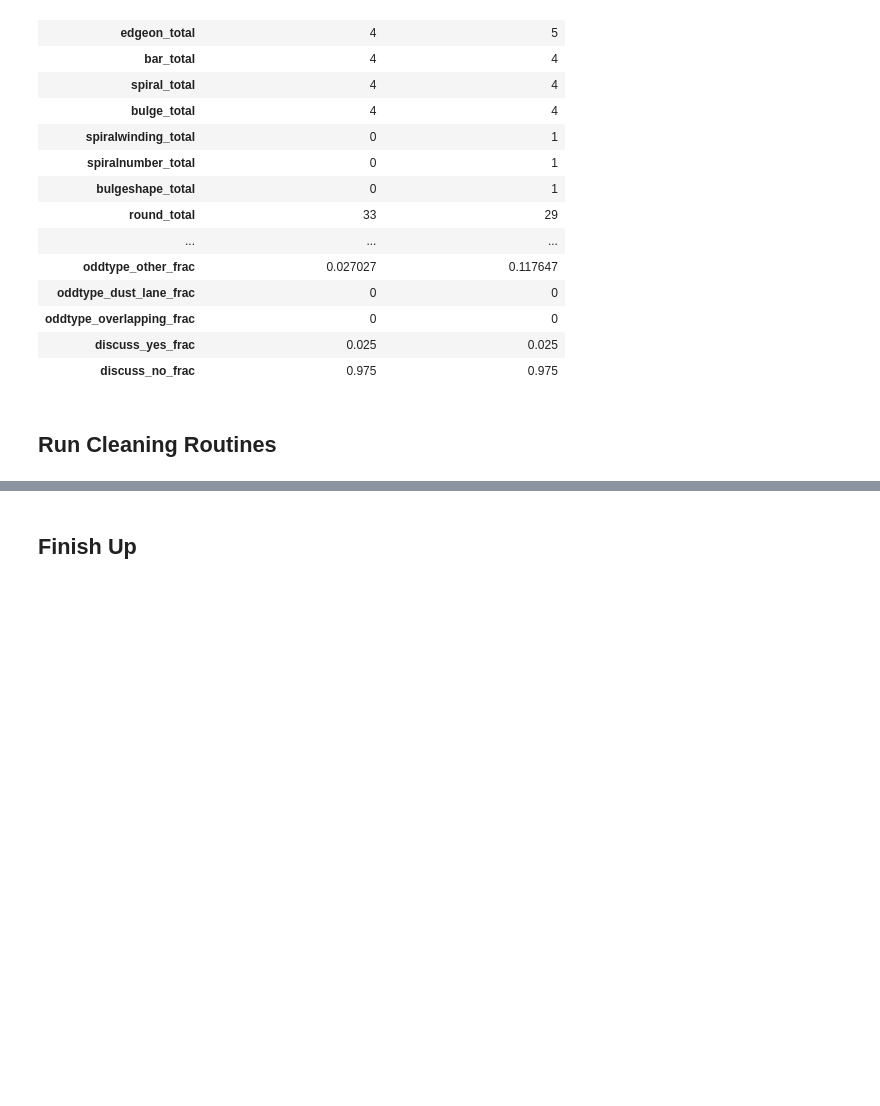
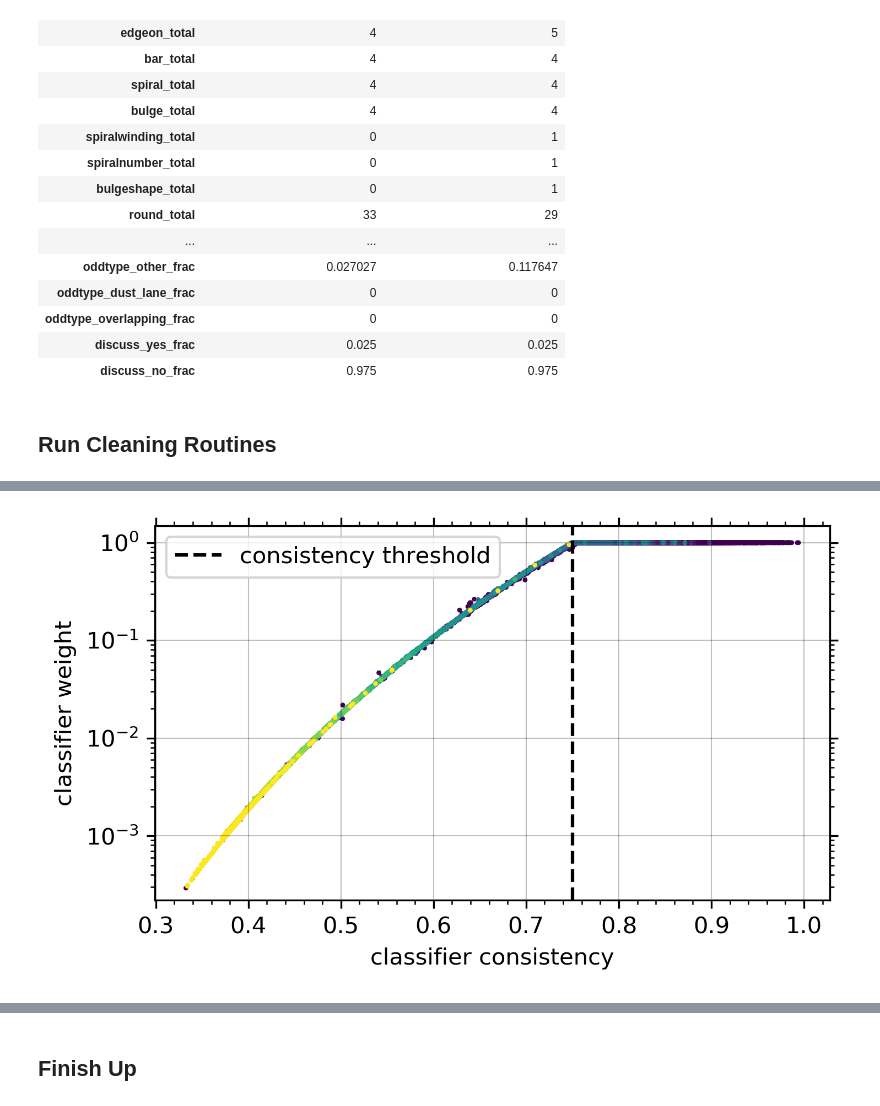
Before and after one commit to leeskelvin/gamakidsgz, a Jupyter notebook: outputs/binclean/binclean.ipynb, the cells around one changed output, grey strips where cells are left out. Cells and saved outputs as stored; diff of their text form; code cells hidden in the pictures; blank space fills up the shorter version.

```diff
--- a/outputs/binclean/binclean.ipynb
+++ b/outputs/binclean/binclean.ipynb
@@ -812,0 +880,26 @@ Wall time: 46min 33s
+# %%
+# consistency weight plot
+fig, ax = plt.subplots(1, 1, figsize=(5,3), dpi=300)
+con = eval_user['consistency']
+wgt = eval_user['weight']
+art = eval_user['artifact_fraction']
+oo = np.argsort(art)
+ax.scatter(con[oo], wgt[oo], c=art[oo],
+           s = 5, marker = '.', label = '')
+ax.axvline(consistency_thresh, ls='--', c='k',
+           label='consistency threshold')
+ax.grid(color='black', alpha=0.25, linewidth=0.5)
+ax.set_ylim((np.min(eval_user['weight']*0.75),1.5))
+ax.set_yscale('log')
+ax.tick_params(axis='x', which='both', bottom=True, top=True)
+ax.tick_params(axis='y', which='both', left=True, right=True)
+ax.minorticks_on()
+ax.set_xlabel('classifier consistency')
+ax.set_ylabel('classifier weight')
+ax.legend(loc='upper left')
+plt.tight_layout()
+plt.savefig('user_consistency_weight.png', dpi='figure')
+plt.show()
+plt.close()
+# %% [output]
+[figure, added]
```
Also changed, not shown: parts of 14 cells of this notebook, 35 other files.
